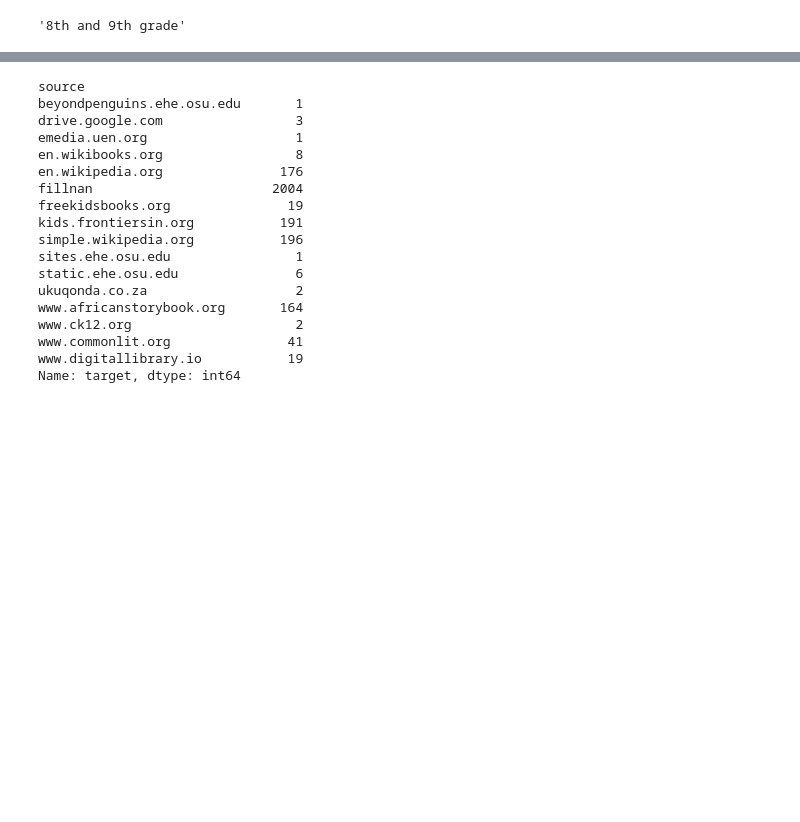
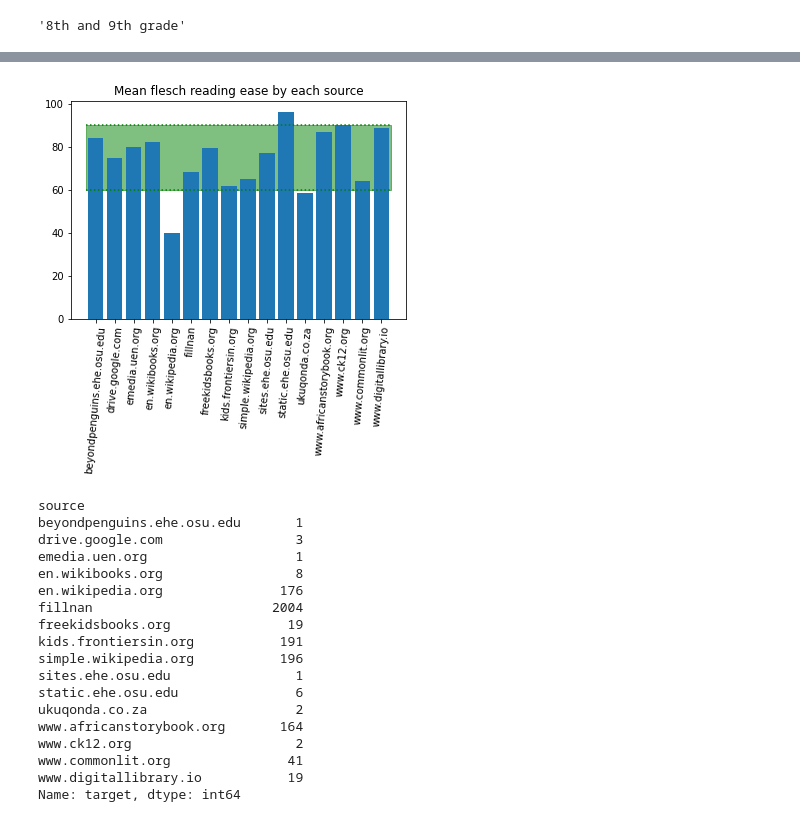
Before and after one commit to beifa/CommonLit, a Jupyter notebook: Description&eda.ipynb, the cells around one changed output, grey strips where cells are left out. Drawn from its saved outputs; the diff is of its cells as text; code cells hidden in the pictures; blank space fills up the shorter version.

```diff
--- a/Description&eda.ipynb
+++ b/Description&eda.ipynb
@@ -332,3 +300,15 @@ Name: flesch_reading_ease, dtype: float64
+# %%
+a = df.groupby(['source'])['flesch_reading_ease'].mean()
+plt.bar(a.index.values,a.values)
+# linestyles{'solid', 'dashed', 'dashdot', 'dotted'}, optional
+plt.hlines([90], xmin=-0.5, xmax=15.5, color='green', linestyles = 'dotted')
+plt.hlines([60], xmin=-0.5, xmax=15.5, color='green', linestyles = 'dotted')
+plt.fill_between([-0.5, 15.5], [60], [90], color='green',
+                 alpha=0.5)
+plt.xticks(rotation = 85)
+plt.title('Mean flesch reading ease by each source');
+# %% [output]
+[figure, added]
 # %%
 df.groupby('source')['target'].count()
 # %% [output]
```
Also changed, not shown: parts of 25 cells of this notebook.
